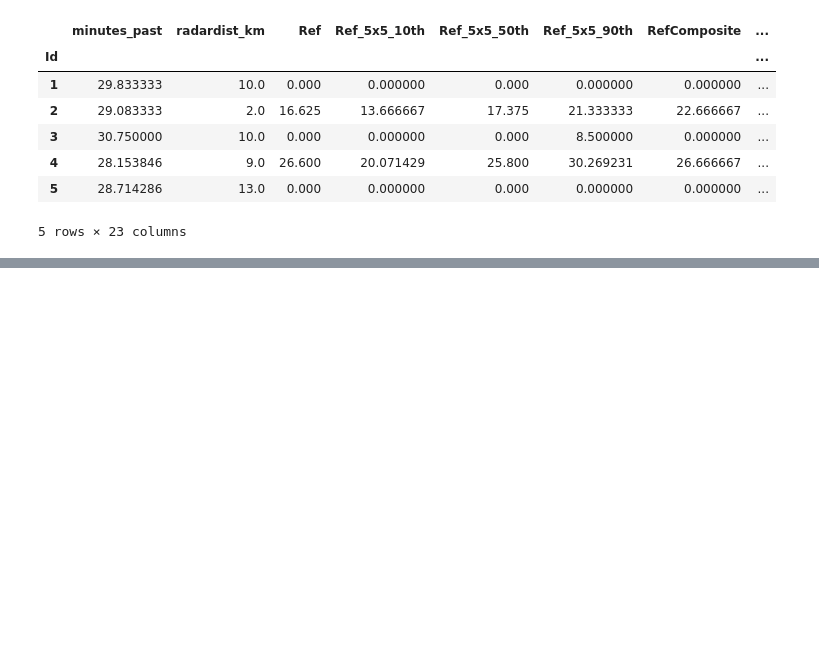
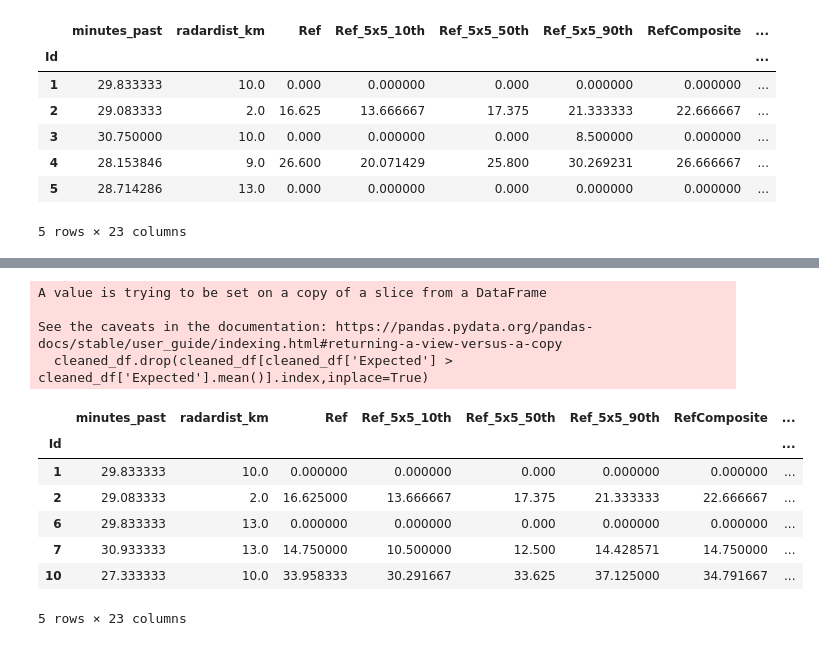
Before and after one commit to MiGuElEsTeBaNUD/How-Much-Did-It-Rain-, a Jupyter notebook: data_transformation.ipynb, the cells around one changed output, grey strips where cells are left out. Cells and saved outputs as stored; diff of their text form; code cells hidden in the pictures; blank space fills up the shorter version.

```diff
--- a/data_transformation.ipynb
+++ b/data_transformation.ipynb
@@ -140,0 +211,16 @@ cleaned_df.to_csv('assets/cleaned_train.csv')
+# %%
+#elimina todas las filas del DataFrame cleaned_df donde el valor de la columna 'Expected' es mayor que la media de esa columna.
+cleaned_df.drop(cleaned_df[cleaned_df['Expected'] > cleaned_df['Expected'].mean()].index,inplace=True)
+# %% [output]
+A value is trying to be set on a copy of a slice from a DataFrame
+
+See the caveats in the documentation: https://pandas.pydata.org/pandas-docs/stable/user_guide/indexing.html#returning-a-view-versus-a-copy
+  cleaned_df.drop(cleaned_df[cleaned_df['Expected'] > cleaned_df['Expected'].mean()].index,inplace=True)
+|  | minutes_past | radardist_km | Ref | Ref_5x5_10th | Ref_5x5_50th | Ref_5x5_90th | RefComposite | ... |
+| Id |  |  |  |  |  |  |  | ... |
+| 1 | 29.833333 | 10.0 | 0.000000 | 0.000000 | 0.000 | 0.000000 | 0.000000 | ... |
+| 2 | 29.083333 | 2.0 | 16.625000 | 13.666667 | 17.375 | 21.333333 | 22.666667 | ... |
+| 6 | 29.833333 | 13.0 | 0.000000 | 0.000000 | 0.000 | 0.000000 | 0.000000 | ... |
+| 7 | 30.933333 | 13.0 | 14.750000 | 10.500000 | 12.500 | 14.428571 | 14.750000 | ... |
+| 10 | 27.333333 | 10.0 | 33.958333 | 30.291667 | 33.625 | 37.125000 | 34.791667 | ... |
+5 rows × 23 columns
```
Also changed, not shown: parts of 6 cells of this notebook.
